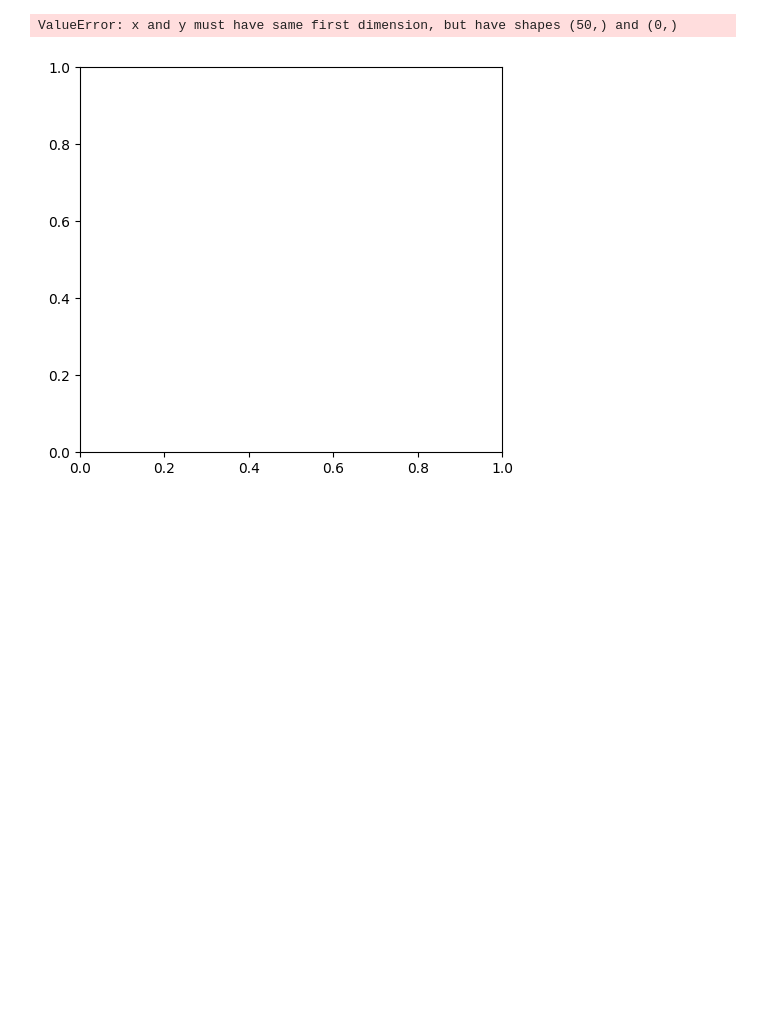
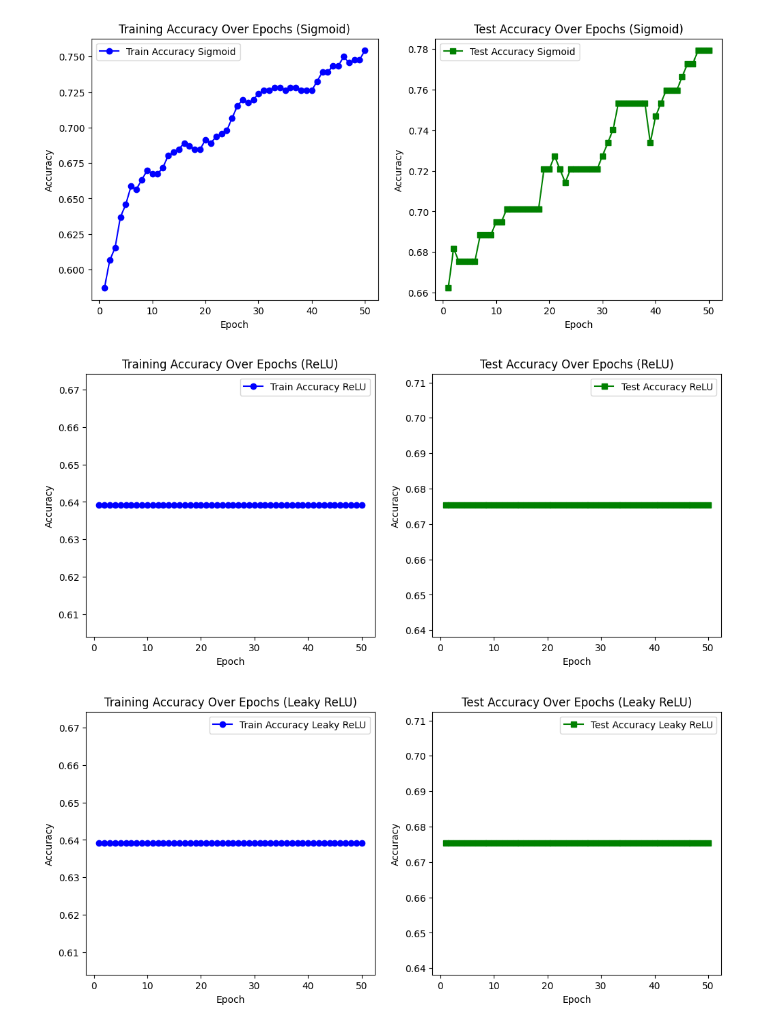
Before and after one commit to Rnpy04/CI_PRJ, a Jupyter notebook: first_project 2/phaze3.ipynb, the cells around one changed output. Saved outputs shown, nothing was run; the diff lists cells and outputs as text; code cells hidden in the pictures; blank space fills up the shorter version.

```diff
--- a/first_project 2/phaze3.ipynb
+++ b/first_project 2/phaze3.ipynb
@@ -258 +196,18 @@ optimizer = mytorch.optimizer.Adam(model_tanh.parameters(), lr=0.0001)
+# %%
+y_train_binary = mytorch.Tensor(y_train.data.astype(float))
+y_test_binary = mytorch.Tensor(y_test.data.astype(float))
+input_size = X.shape[1]
+NUM_EPOCHS = 50
+# criterion = mytorch.loss.ce.BinaryCrossEntropy
+
+model_sig = msig(input_size)
+model_relu = mrelu(input_size)
+model_leaky = mleaky(input_size)
+model_soft = msoft(input_size)
+model_step = mstep(input_size)
+model_tanh = mtanh(input_size)
+# %%
+metrics_df = pd.DataFrame(columns=["Epoch", "Model", "Train_Loss", "Train_Accuracy", "Test_Loss", "Test_Accuracy"])
+names = ['Sigmoid', 'ReLU', 'Leaky ReLU', 'Softmax', 'Step', 'Tanh']
+models = [ model_sig , model_relu, model_leaky, model_soft, model_step, model_tanh ]
 # %%
@@ -317,22 +375,27 @@ AttributeError: module 'numpy' has no attribute 'zero'
 # %%
 # don't change this cell
-plt.figure(figsize=(12, 5))
+for model_name in metrics_df["Model"].unique():
+    df_model = metrics_df[metrics_df["Model"] == model_name]
+    plt.figure(figsize=(12, 5))
 
-plt.subplot(1, 2, 1)
-plt.plot(range(1, NUM_EPOCHS+1), train_accuracy_list, marker='o', linestyle='-', color='b', label="Train Accuracy")
-plt.xlabel("Epoch")
-plt.ylabel("Accuracy")
-plt.title("Training Accuracy Over Epochs")
-plt.legend()
+    plt.subplot(1, 2, 1)
+    plt.plot(df_model["Epoch"], df_model["Train_Accuracy"], marker='o', linestyle='-', color='b',
+             label=f"Train Accuracy {model_name}")
+    plt.xlabel("Epoch")
+    plt.ylabel("Accuracy")
+    plt.title(f"Training Accuracy Over Epochs ({model_name})")
+    plt.legend()
 
-plt.subplot(1, 2, 2)
-plt.plot(range(1, NUM_EPOCHS+1), test_accuracy_list, marker='s', linestyle='-', color='g', label="Test Accuracy")
-plt.xlabel("Epoch")
-plt.ylabel("Accuracy")
-plt.title("Test Accuracy Over Epochs")
-plt.legend()
+    plt.subplot(1, 2, 2)
+    plt.plot(df_model["Epoch"], df_model["Test_Accuracy"], marker='s', linestyle='-', color='g',
+             label=f"Test Accuracy {model_name}")
+    plt.xlabel("Epoch")
+    plt.ylabel("Accuracy")
+    plt.title(f"Test Accuracy Over Epochs ({model_name})")
+    plt.legend()
 
-plt.show()
+    plt.show()
 # %% [output]
-ValueError: x and y must have same first dimension, but have shapes (50,) and (0,)
-[figure, old version]
+[figure, new version]
+[figure, added]
+[figure, added]
```
Also changed, not shown: parts of 18 cells of this notebook, 8 other files.
